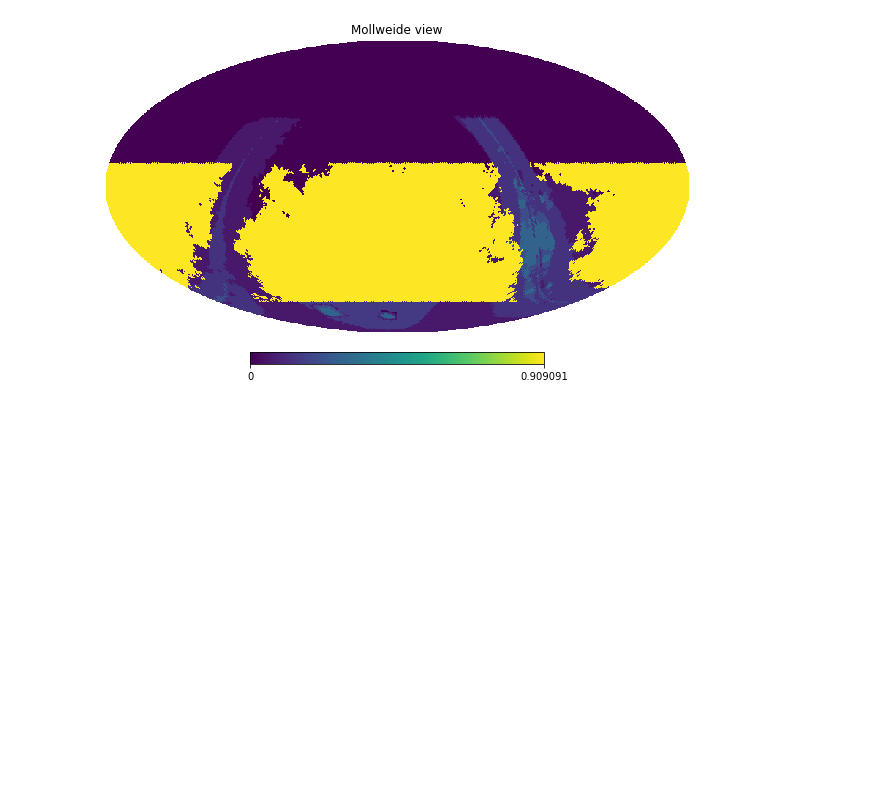
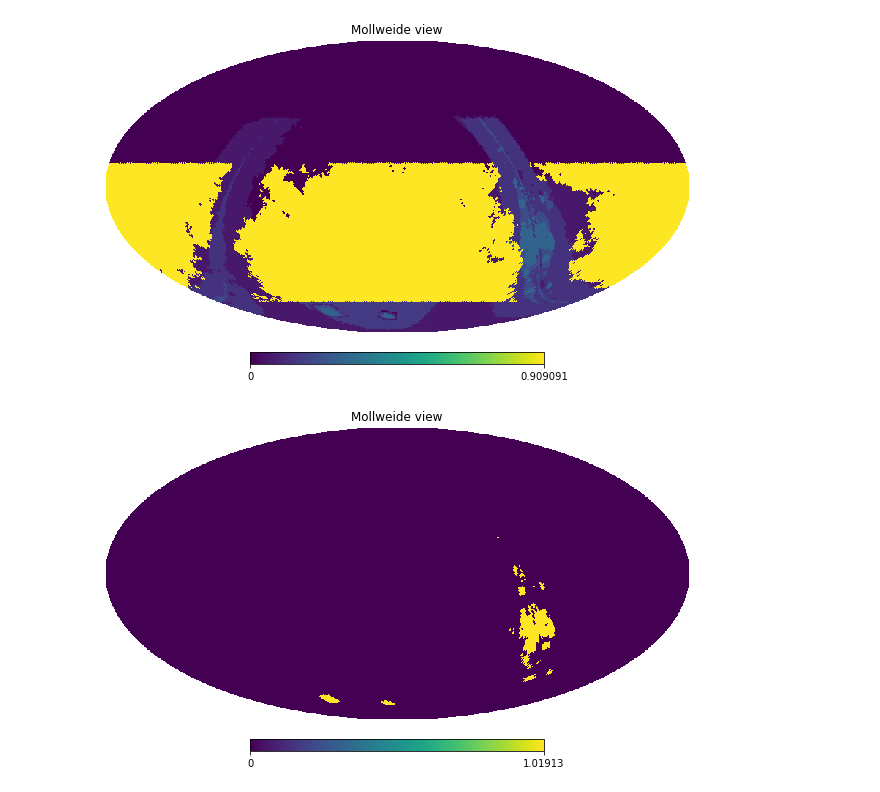
Before and after one commit to lsst-sims/sims_featureScheduler_runs1.7, a Jupyter notebook: technical/gal_fp/check_new_fp.ipynb, the cells around one changed output. Saved outputs shown, nothing was run; the diff lists cells and outputs as text; code cells hidden in the pictures; blank space fills up the shorter version.

```diff
--- a/technical/gal_fp/check_new_fp.ipynb
+++ b/technical/gal_fp/check_new_fp.ipynb
@@ -30,3 +30,9 @@ for key in ack.keys():
 [figure]
 [figure]
 [figure]
+# %%
+blah = ack['r']+0
+blah[np.where(blah <=1)] = 0
+hp.mollview(blah)
+# %% [output]
+[figure, added]
```
Also changed, not shown: 1 other file.
